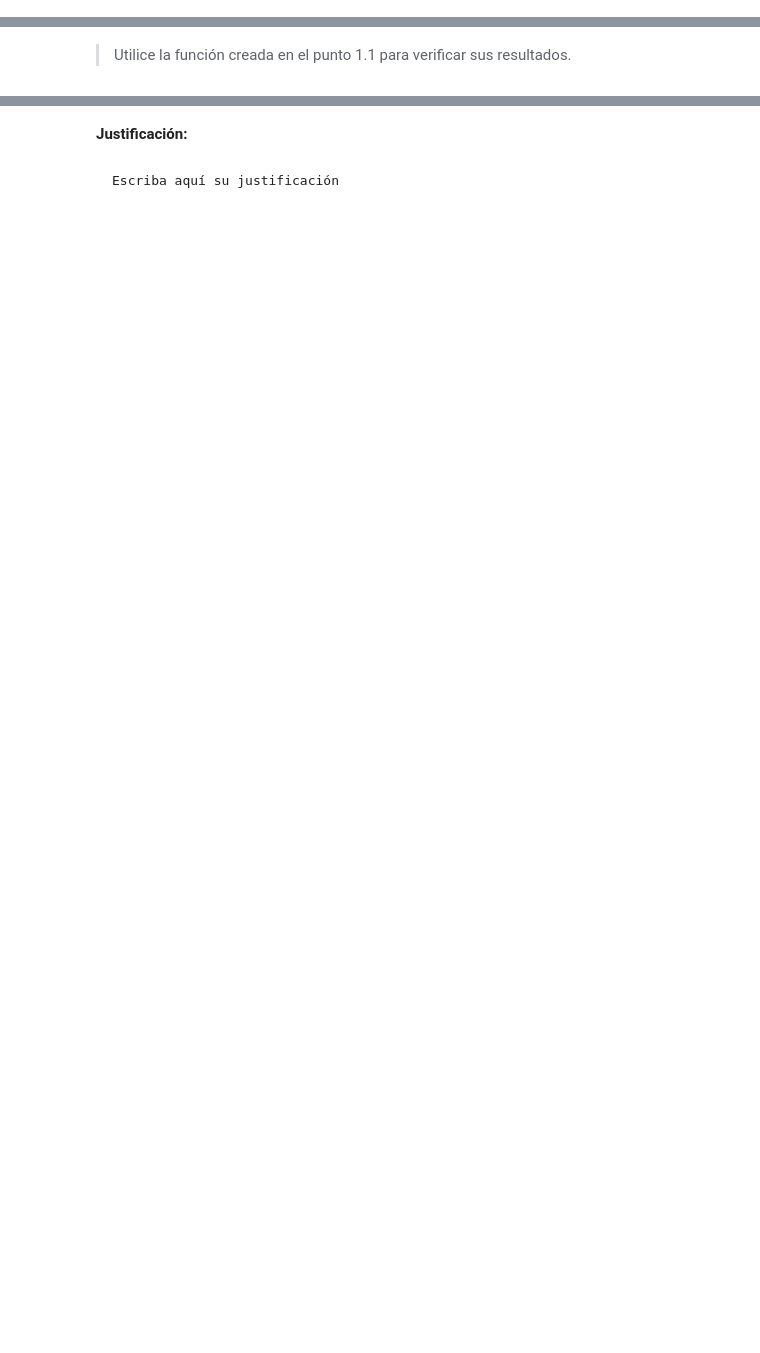
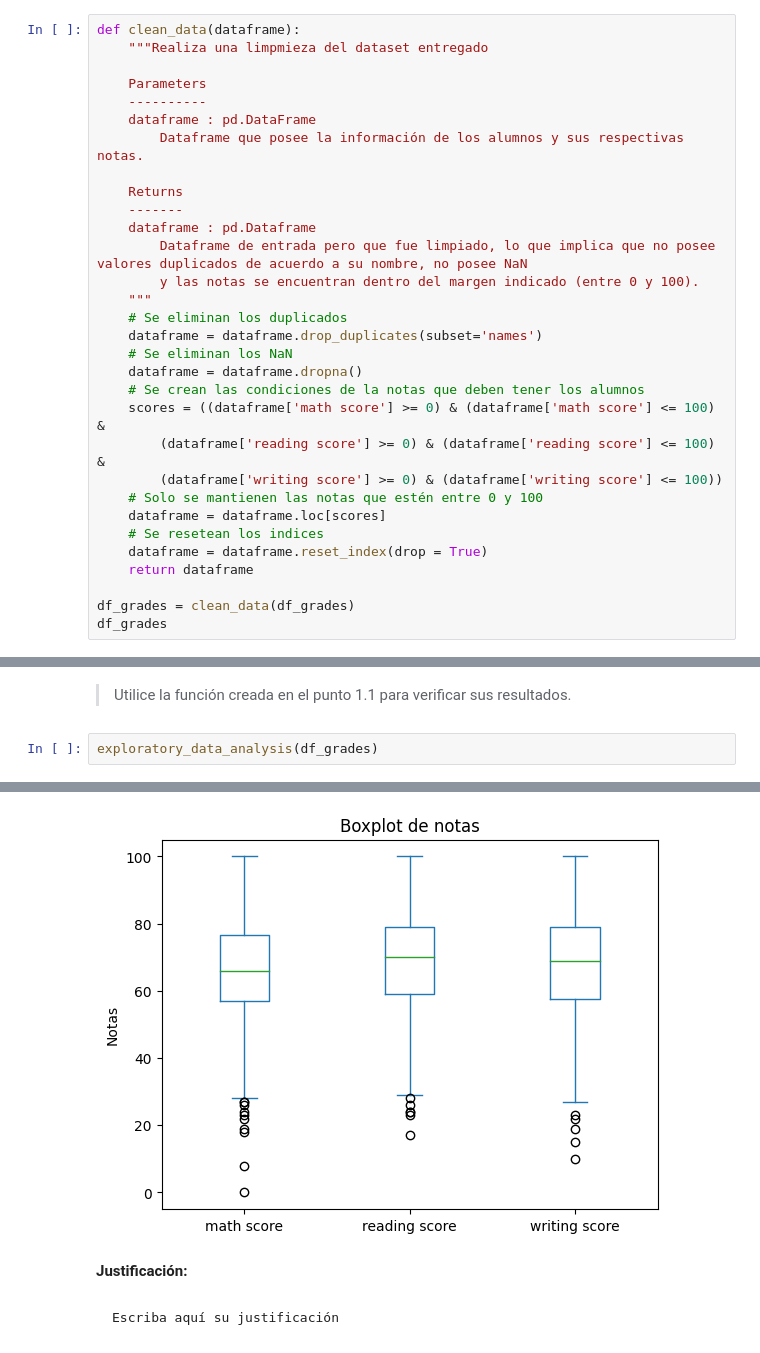
Before and after one commit to nicoacevedor/MDS7202, a Jupyter notebook: lab4/Lab4.ipynb, the cells around one changed output, grey strips where cells are left out. Drawn from its saved outputs; the diff is of its cells as text; blank space fills up the shorter version.

```diff
--- a/lab4/Lab4.ipynb
+++ b/lab4/Lab4.ipynb
@@ -270,0 +372,31 @@ df_grades
+# %%
+def clean_data(dataframe):
+    """Realiza una limpmieza del dataset entregado
+
+    Parameters
+    ----------
+    dataframe : pd.DataFrame
+        Dataframe que posee la información de los alumnos y sus respectivas notas.
+
+    Returns
+    -------
+    dataframe : pd.Dataframe
+        Dataframe de entrada pero que fue limpiado, lo que implica que no posee valores duplicados de acuerdo a su nombre, no posee NaN
+        y las notas se encuentran dentro del margen indicado (entre 0 y 100).
+    """
+    # Se eliminan los duplicados
+    dataframe = dataframe.drop_duplicates(subset='names')
+    # Se eliminan los NaN
+    dataframe = dataframe.dropna()
+    # Se crean las condiciones de la notas que deben tener los alumnos
+    scores = ((dataframe['math score'] >= 0) & (dataframe['math score'] <= 100) &
+        (dataframe['reading score'] >= 0) & (dataframe['reading score'] <= 100) &
+        (dataframe['writing score'] >= 0) & (dataframe['writing score'] <= 100))
+    # Solo se mantienen las notas que estén entre 0 y 100
+    dataframe = dataframe.loc[scores]
+    # Se resetean los indices
+    dataframe = dataframe.reset_index(drop = True)
+    return dataframe
+
+df_grades = clean_data(df_grades)
+df_grades
@@ -271,2 +417,5 @@ df_grades
 # %% [markdown]
 > Utilice la función creada en el punto 1.1 para verificar sus resultados.
+# %%
+exploratory_data_analysis(df_grades)
+# %% [output]
@@ -273,3 +486,4 @@ df_grades
+[figure, added]
 # %% [markdown]
 **Justificación:**
 # %% [markdown]
```
Also changed, not shown: parts of 12 cells of this notebook.
